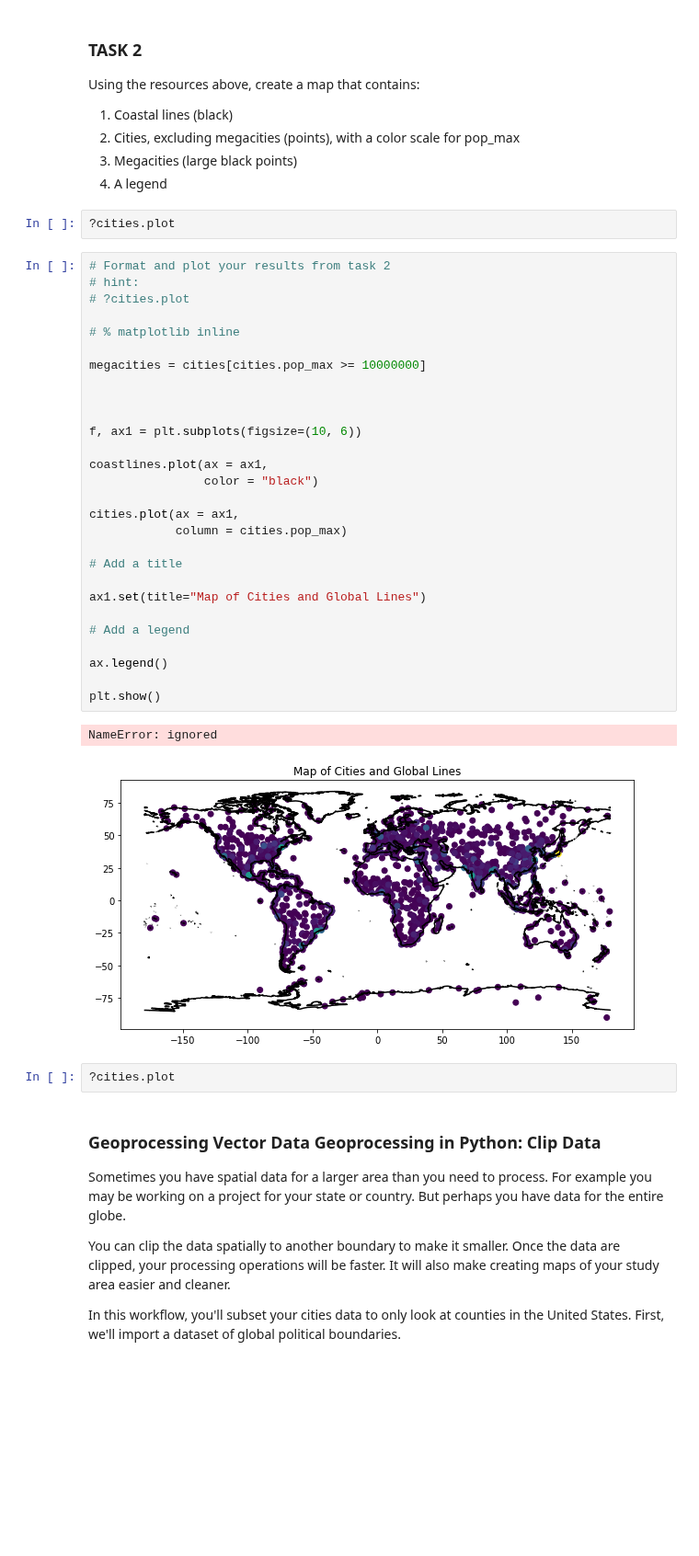
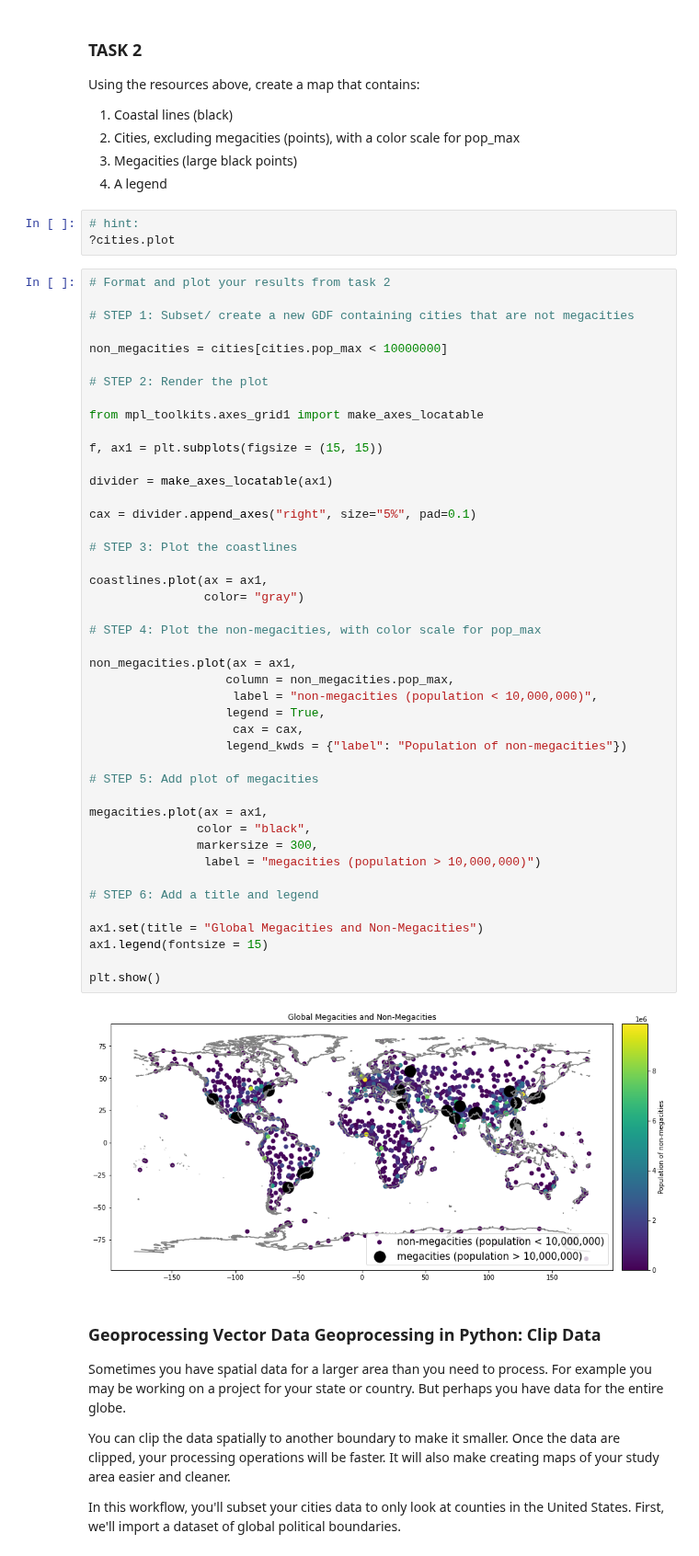
Before and after one commit to ADLCero/EnvDatSci22, a Jupyter notebook: CodeSprints/VectorData101.ipynb, the cells around one changed output. Shown at 92% size. Saved outputs shown, nothing was run; the diff lists cells and outputs as text; blank space fills up the shorter version.

```diff
--- a/CodeSprints/VectorData101.ipynb
+++ b/CodeSprints/VectorData101.ipynb
@@ -465,40 +374,54 @@ Using the resources above, create a map that contains:
 3. Megacities (large black points)
 3. A legend
 # %%
+# hint:
 ?cities.plot
-# %%
-# Format and plot your results from task 2
-# hint:
-# ?cities.plot
-
-# % matplotlib inline
-
-megacities = cities[cities.pop_max >= 10000000]
-
-
-
-f, ax1 = plt.subplots(figsize=(10, 6))
-
-coastlines.plot(ax = ax1,
-                color = "black")
-
-cities.plot(ax = ax1,
-            column = cities.pop_max)
-
-# Add a title
-
-ax1.set(title="Map of Cities and Global Lines")
-
-# Add a legend
-
-ax.legend()
-
-plt.show()
-# %% [output]
-NameError: ignored
-[figure, removed]
-# %%
-?cities.plot
+# %%
+# Format and plot your results from task 2
+
+# STEP 1: Subset/ create a new GDF containing cities that are not megacities
+
+non_megacities = cities[cities.pop_max < 10000000]
+
+# STEP 2: Render the plot
+
+from mpl_toolkits.axes_grid1 import make_axes_locatable
+
+f, ax1 = plt.subplots(figsize = (15, 15))
+
+divider = make_axes_locatable(ax1)
+
+cax = divider.append_axes("right", size="5%", pad=0.1)
+
+# STEP 3: Plot the coastlines
+
+coastlines.plot(ax = ax1,
+                color= "gray")
+
+# STEP 4: Plot the non-megacities, with color scale for pop_max
+
+non_megacities.plot(ax = ax1,
+                   column = non_megacities.pop_max,
+                    label = "non-megacities (population < 10,000,000)",
+                   legend = True,
+                    cax = cax,
+                   legend_kwds = {"label": "Population of non-megacities"})
+
+# STEP 5: Add plot of megacities
+
+megacities.plot(ax = ax1,
+               color = "black",
+               markersize = 300,
+                label = "megacities (population > 10,000,000)")
+
+# STEP 6: Add a title and legend
+
+ax1.set(title = "Global Megacities and Non-Megacities")
+ax1.legend(fontsize = 15)
+
+plt.show()
+# %% [output]
+[figure, added]
 # %% [markdown]
 ### Geoprocessing Vector Data Geoprocessing in Python: Clip Data
 Sometimes you have spatial data for a larger area than you need to process. For example you may be working on a project for your state or country. But perhaps you have data for the entire globe.
```
Also changed, not shown: parts of 15 cells of this notebook.
